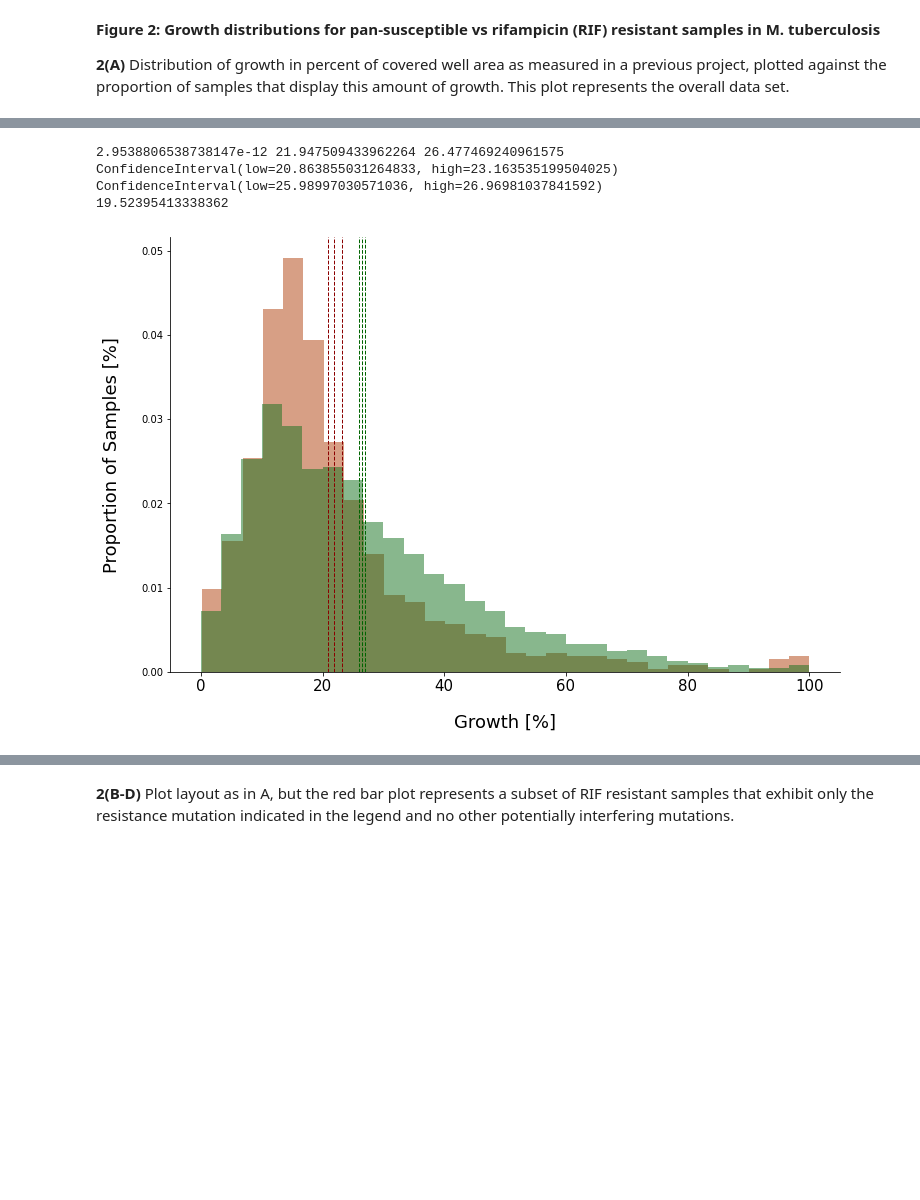
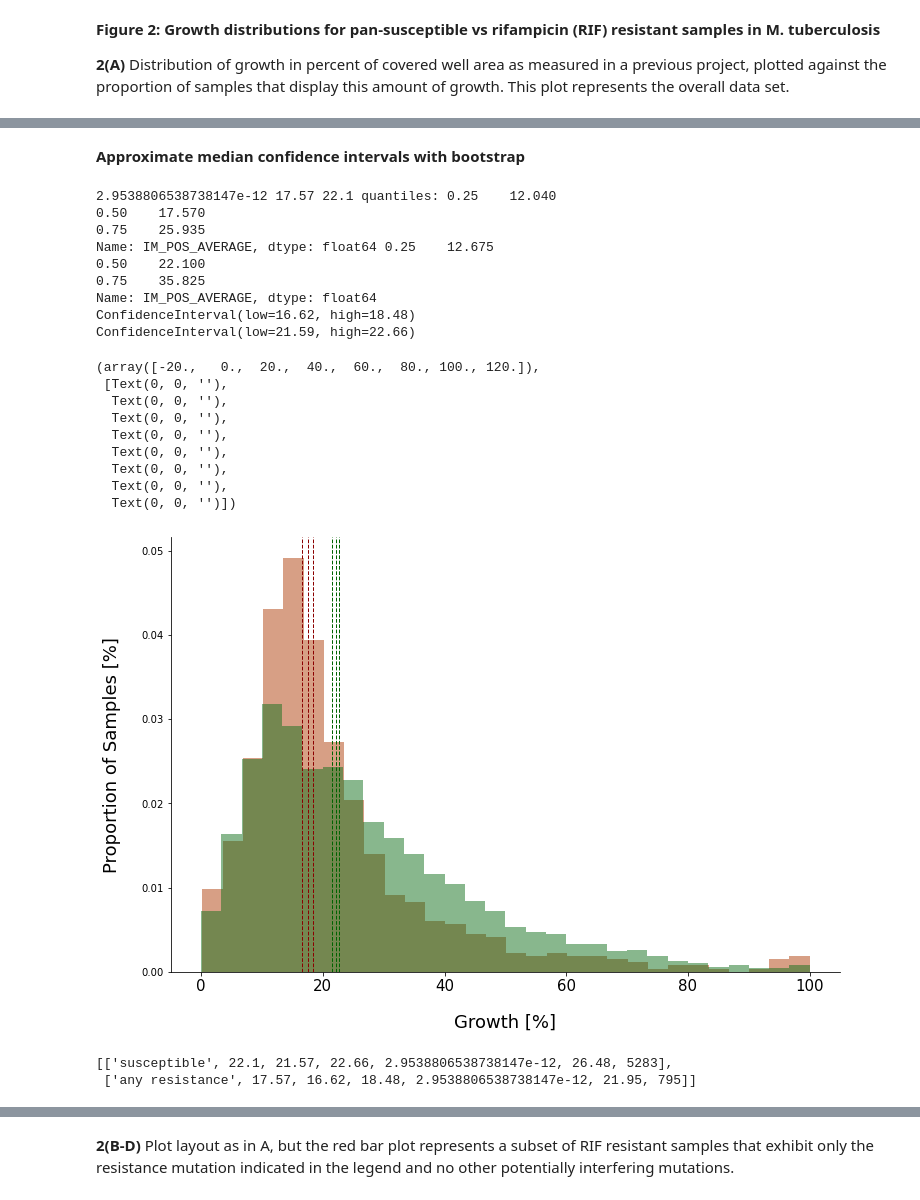
Before and after one commit to fowler-lab/tb-rnap-compensation, a Jupyter notebook: Recreate_figures_paper.ipynb, the cells around one changed output, grey strips where cells are left out. Cells and saved outputs as stored; diff of their text form; code cells hidden in the pictures; blank space fills up the shorter version.

```diff
--- a/Recreate_figures_paper.ipynb
+++ b/Recreate_figures_paper.ipynb
@@ -187,5 +187,7 @@ ConfidenceInterval(low=17.843913506558934, high=18.72746979835627)
 <matplotlib.legend.Legend at 0x...>
 [figure]
+# %% [markdown]
+**Approximate median confidence intervals with bootstrap**
 # %%
 #set color palette
 colors = sns.color_palette("dark")
@@ -217,61 +219,75 @@ susceptible.dropna(inplace = True)
 #load growth data for resistant UNIQUEIDs
 resistant = PLATES[(PLATES.UNIQUEID.isin(only_res.values.tolist()))].IM_POS_AVERAGE
 resistant.dropna(inplace = True)
 
 #calculate p-value
 stat, p = mannwhitneyu(resistant, susceptible)
-print(p, numpy.mean(resistant), numpy.mean(susceptible))
+print(p, resistant.median(), susceptible.median(), 'quantiles:',resistant.quantile(q=[0.25,0.5,0.75]),
+      susceptible.quantile(q=[0.25,0.5,0.75]))
 
 #save p-value and median
 p_values_medians = []
-p_values_medians.append(['any resistance', round(numpy.mean(resistant), 2), p, len(resistant)])
+p_values_medians.append(['any resistance', round(resistant.median(), 2), p, len(resistant)])
 
 #calculate and print confidence intervals
 for state in (resistant, susceptible):
     state = (state,)
-    CI = bootstrap(state, numpy.mean, confidence_level = 0.95)
+    CI = bootstrap(state, numpy.median, confidence_level = 0.95)
     print(CI.confidence_interval)
+
+#save quantiles, median and confidence intervals
+stats = []
+stats.append(['susceptible', round(susceptible.median(), 2),
+              bootstrap((susceptible,), numpy.median, confidence_level = 0.95).confidence_interval.low,
+              bootstrap((susceptible,), numpy.median, confidence_level = 0.95).confidence_interval.high,
+              p, round(numpy.mean(susceptible), 2), len(susceptible)])
+stats.append(['any resistance', round(resistant.median(), 2),
+              bootstrap((resistant,), numpy.median, confidence_level = 0.95).confidence_interval.low,
+              bootstrap((resistant,), numpy.median, confidence_level = 0.95).confidence_interval.high,
+              p, round(numpy.mean(resistant), 2), len(resistant)])
 
 #plot growth distributions
 fig, ax = plt.subplots()
 ax.spines["top"].set_visible(False)
 ax.spines["right"].set_visible(False)
 fig.set_size_inches(12, 8)
 
 plt.hist(resistant, bins = 30, alpha = 0.5, label="resistant samples", density = True, color = colors[1])
-plt.axvline(numpy.mean(resistant), color = 'darkred', linestyle='dashed', linewidth = 1)
-plt.axvline(bootstrap((resistant,), numpy.mean, confidence_level = 0.95).confidence_interval[0], color = 'darkred', linestyle='dashed', linewidth = 1)
-plt.axvline(bootstrap((resistant,), numpy.mean, confidence_level = 0.95).confidence_interval[1], color = 'darkred', linestyle='dashed', linewidth = 1)
+plt.axvline(resistant.median(), color = 'darkred', linestyle='dashed', linewidth = 1)
+plt.axvline(bootstrap((resistant,), numpy.median, confidence_level = 0.95).confidence_interval[0], color = 'darkred', linestyle='dashed', linewidth = 1)
+plt.axvline(bootstrap((resistant,), numpy.median, confidence_level = 0.95).confidence_interval[1], color = 'darkred', linestyle='dashed', linewidth = 1)
 
 plt.hist(susceptible, bins = 30, alpha = 0.5, label="pan-susceptible samples", density = True, color = colors[2])
-plt.axvline(numpy.mean(susceptible), color = 'darkgreen', linestyle='dashed', linewidth = 1)
-plt.axvline(bootstrap((susceptible,), numpy.mean, confidence_level = 0.95).confidence_interval[0], color = 'darkgreen', linestyle='dashed', linewidth = 1)
-plt.axvline(bootstrap((susceptible,), numpy.mean, confidence_level = 0.95).confidence_interval[1], color = 'darkgreen', linestyle='dashed', linewidth = 1)
+plt.axvline(susceptible.median(), color = 'darkgreen', linestyle='dashed', linewidth = 1)
+plt.axvline(bootstrap((susceptible,), numpy.median, confidence_level = 0.95).confidence_interval[0], color = 'darkgreen', linestyle='dashed', linewidth = 1)
+plt.axvline(bootstrap((susceptible,), numpy.median, confidence_level = 0.95).confidence_interval[1], color = 'darkgreen', linestyle='dashed', linewidth = 1)
 
 plt.xlabel("Growth [%]", size = 18, labelpad = 20)
 plt.ylabel("Proportion of Samples [%]", size = 18, labelpad = 20)
 
 plt.xticks(fontsize = 15)
-
-#y = [0.00, 0.01, 0.02, 0.03, 0.04, 0.05]
-#values = [0.0, 1.0, 2.0, 3.0, 4.0, 5.0]
-#plt.yticks(y, values, fontsize = 15)
-
-#plt.legend(loc = 'upper right', fontsize = 15)
-
-#scipy.stats.probplot(resistant, dist = "norm", plot = pylab)
-#pylab.show()
-
-#scipy.stats.probplot(numpy.log(resistant), dist = "norm", plot = pylab)
-#pylab.show()
-
-#scipy.stats.probplot(numpy.sqrt(resistant), dist = "norm", plot = pylab)
-#pylab.show()
-
-print((numpy.mean(numpy.sqrt(resistant)))**2)
 # %% [output]
-2.9538806538738147e-12 21.947509433962264 26.477469240961575
-ConfidenceInterval(low=20.863855031264833, high=23.163535199504025)
-ConfidenceInterval(low=25.98997030571036, high=26.96981037841592)
-19.52395413338362
+2.9538806538738147e-12 17.57 22.1 quantiles: 0.25    12.040
+0.50    17.570
+0.75    25.935
+Name: IM_POS_AVERAGE, dtype: float64 0.25    12.675
+0.50    22.100
+0.75    35.825
+Name: IM_POS_AVERAGE, dtype: float64
+ConfidenceInterval(low=16.62, high=18.48)
+ConfidenceInterval(low=21.59, high=22.66)
+(array([-20.,   0.,  20.,  40.,  60.,  80., 100., 120.]),
+ [Text(0, 0, ''),
+  Text(0, 0, ''),
+  Text(0, 0, ''),
+  Text(0, 0, ''),
+  Text(0, 0, ''),
+  Text(0, 0, ''),
+  Text(0, 0, ''),
+  Text(0, 0, '')])
-[figure, old version]
+[figure, new version]
+# %%
+stats
+# %% [output]
+[['susceptible', 22.1, 21.57, 22.66, 2.9538806538738147e-12, 26.48, 5283],
+ ['any resistance', 17.57, 16.62, 18.48, 2.9538806538738147e-12, 21.95, 795]]
```
Also changed, not shown: parts of 10 cells of this notebook.
